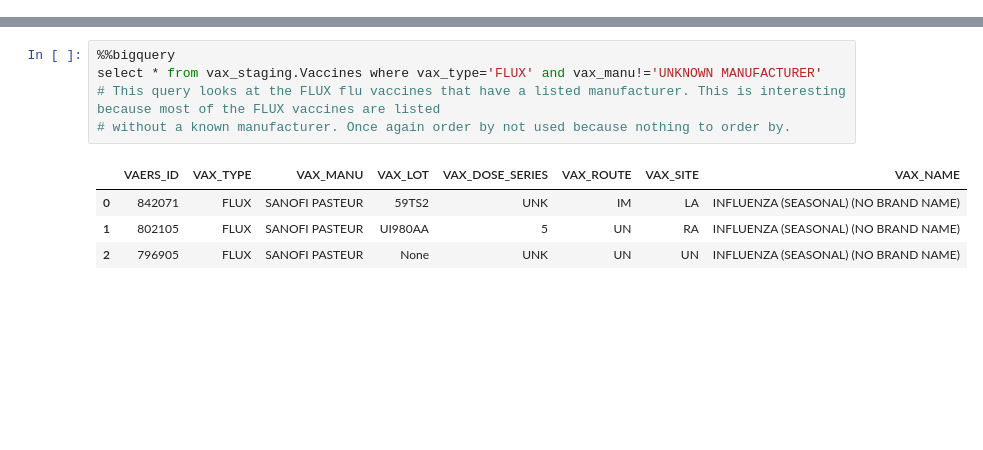
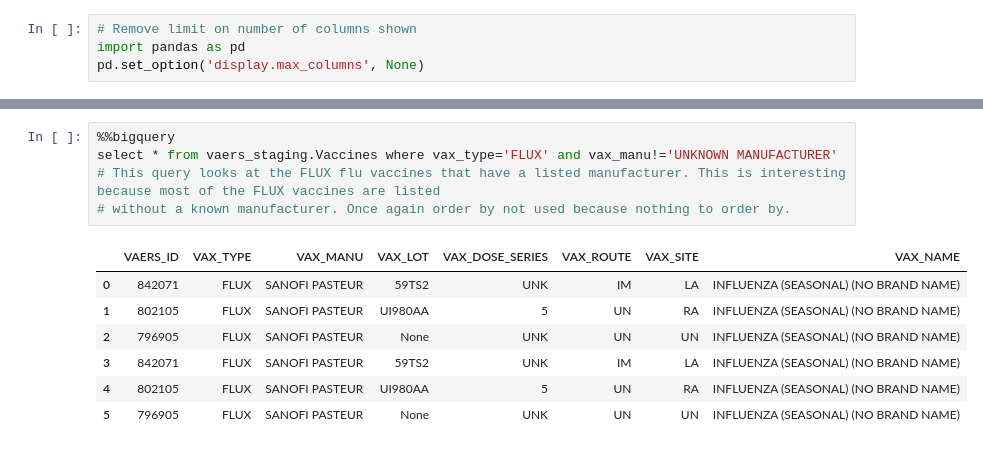
Before and after one commit to noahplacke/cs327e-Vaxonomics, a Jupyter notebook: project/vaers_ingest.ipynb, the cells around one changed output, grey strips where cells are left out. Cells and saved outputs as stored; diff of their text form; blank space fills up the shorter version.

```diff
--- a/project/vaers_ingest.ipynb
+++ b/project/vaers_ingest.ipynb
@@ -21,2 +26,6 @@ Waiting on bqjob_r14fe99858ff9d29_000001702b46431c_1 ... (2s) Current status: DO
+# %%
+# Remove limit on number of columns shown
+import pandas as pd
+pd.set_option('display.max_columns', None)
 # %%
 %%bigquery
@@ -93,11 +120,14 @@ limit 5
 | 4 | 811401 | Nausea | 22.0 | Vomiting | 22.0 | None | None | None | ... |
 # %%
 %%bigquery
-select * from vax_staging.Vaccines where vax_type='FLUX' and vax_manu!='UNKNOWN MANUFACTURER'
+select * from vaers_staging.Vaccines where vax_type='FLUX' and vax_manu!='UNKNOWN MANUFACTURER'
 # This query looks at the FLUX flu vaccines that have a listed manufacturer. This is interesting because most of the FLUX vaccines are listed
 # without a known manufacturer. Once again order by not used because nothing to order by.
 # %% [output]
 |  | VAERS_ID | VAX_TYPE | VAX_MANU | VAX_LOT | VAX_DOSE_SERIES | VAX_ROUTE | VAX_SITE | VAX_NAME |
 | 0 | 842071 | FLUX | SANOFI PASTEUR | 59TS2 | UNK | IM | LA | INFLUENZA (SEASONAL) (NO BRAND NAME) |
 | 1 | 802105 | FLUX | SANOFI PASTEUR | UI980AA | 5 | UN | RA | INFLUENZA (SEASONAL) (NO BRAND NAME) |
 | 2 | 796905 | FLUX | SANOFI PASTEUR | None | UNK | UN | UN | INFLUENZA (SEASONAL) (NO BRAND NAME) |
+| 3 | 842071 | FLUX | SANOFI PASTEUR | 59TS2 | UNK | IM | LA | INFLUENZA (SEASONAL) (NO BRAND NAME) |
+| 4 | 802105 | FLUX | SANOFI PASTEUR | UI980AA | 5 | UN | RA | INFLUENZA (SEASONAL) (NO BRAND NAME) |
+| 5 | 796905 | FLUX | SANOFI PASTEUR | None | UNK | UN | UN | INFLUENZA (SEASONAL) (NO BRAND NAME) |
```
Also changed, not shown: parts of 13 cells of this notebook.
